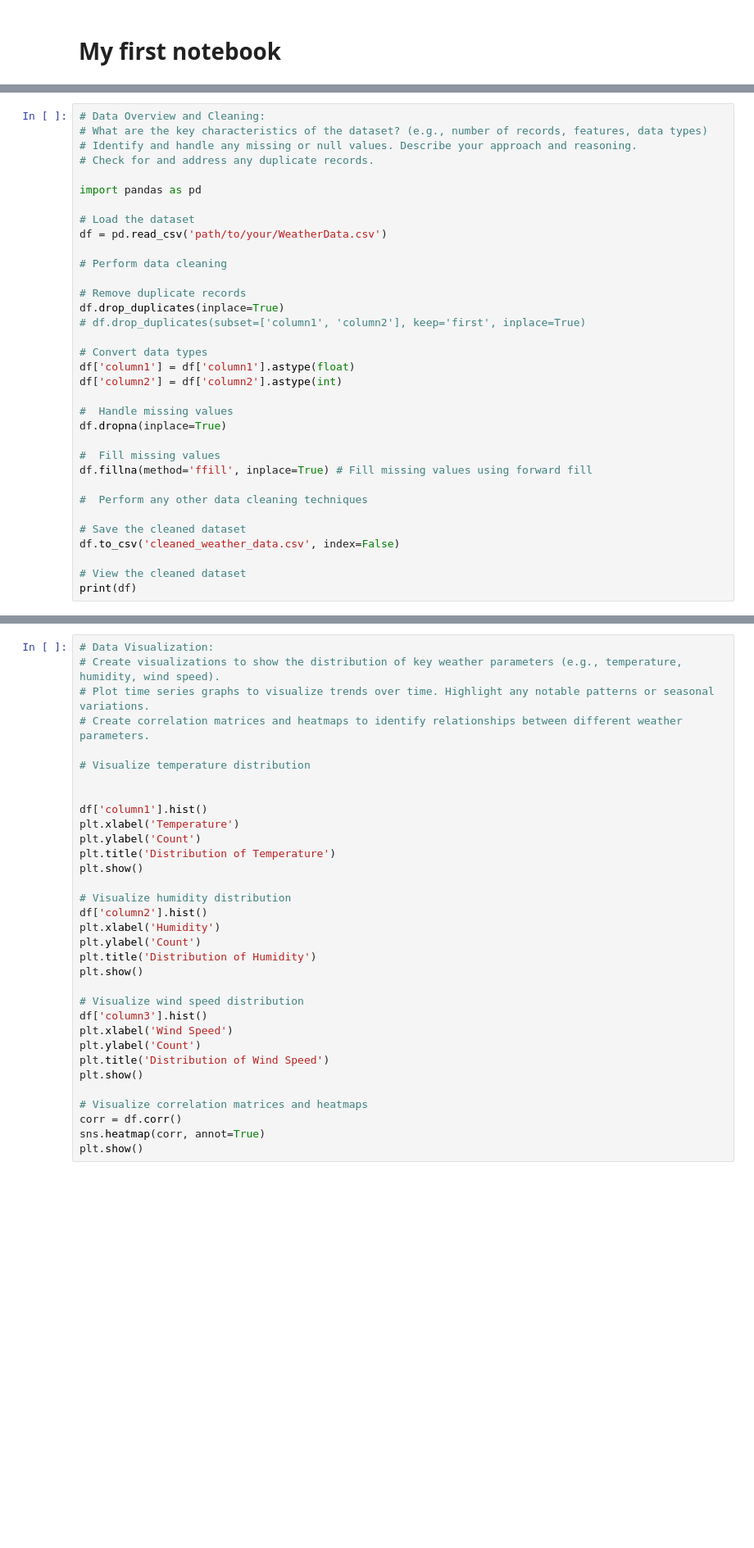
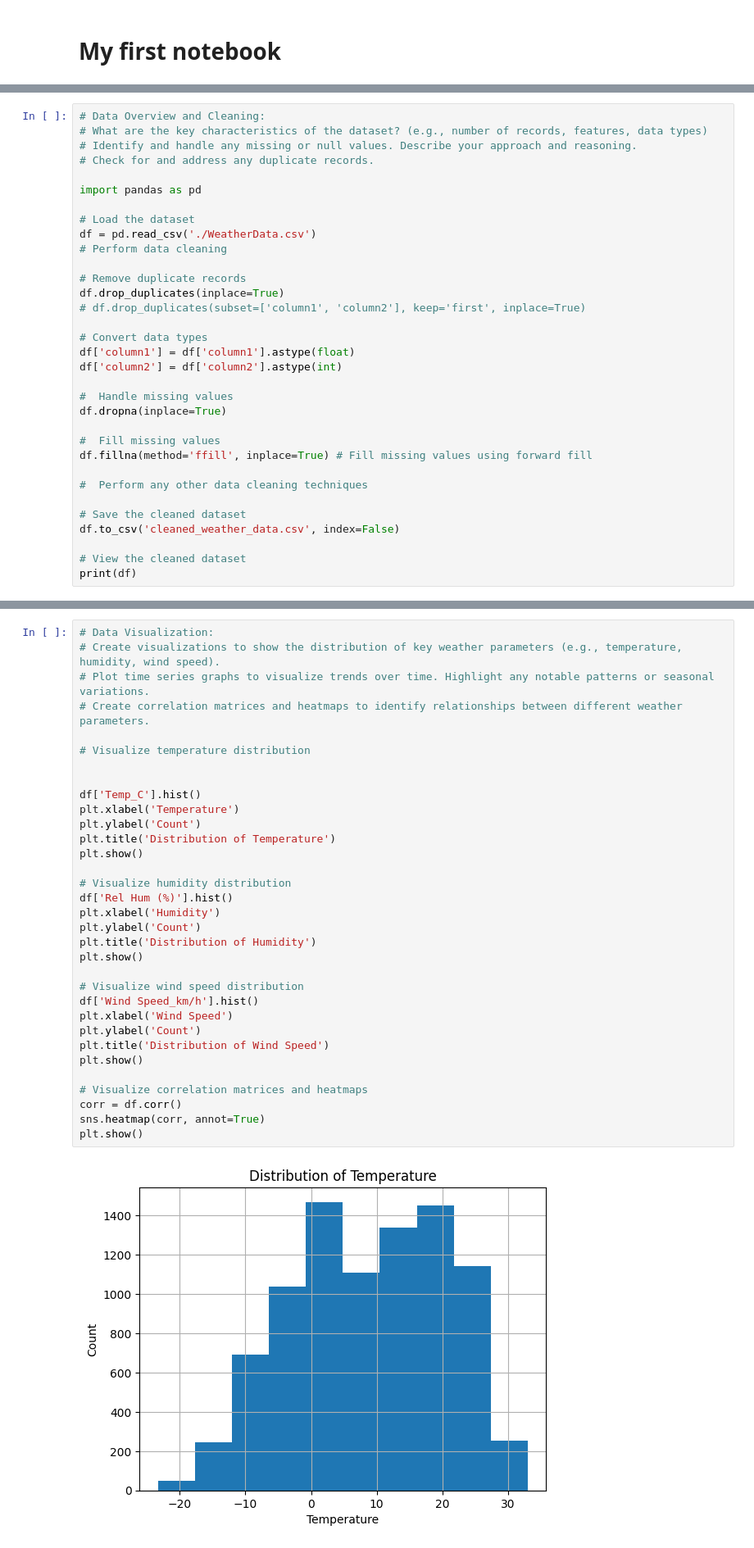
Before and after one commit to wanjirkamau/weatherEDA, a Jupyter notebook: analysis.ipynb, the cells around one changed output, grey strips where cells are left out. Shown at 82% size. Drawn from its saved outputs; the diff is of its cells as text; blank space fills up the shorter version.

```diff
--- a/analysis.ipynb
+++ b/analysis.ipynb
@@ -35,8 +62,7 @@ print(df.describe())
 import pandas as pd
 
 # Load the dataset
-df = pd.read_csv('path/to/your/WeatherData.csv')
-
+df = pd.read_csv('./WeatherData.csv')
 # Perform data cleaning
 
 # Remove duplicate records
@@ -79,33 +133,35 @@ print(outliers)
 # %%
 # Data Visualization:
 # Create visualizations to show the distribution of key weather parameters (e.g., temperature, humidity, wind speed).
 # Plot time series graphs to visualize trends over time. Highlight any notable patterns or seasonal variations.
 # Create correlation matrices and heatmaps to identify relationships between different weather parameters.
 
 # Visualize temperature distribution
 
 
-df['column1'].hist()
+df['Temp_C'].hist()
 plt.xlabel('Temperature')
 plt.ylabel('Count')
 plt.title('Distribution of Temperature')
 plt.show()
 
 # Visualize humidity distribution
-df['column2'].hist()
+df['Rel Hum (%)'].hist()
 plt.xlabel('Humidity')
 plt.ylabel('Count')
 plt.title('Distribution of Humidity')
 plt.show()
 
 # Visualize wind speed distribution
-df['column3'].hist()
+df['Wind Speed_km/h'].hist()
 plt.xlabel('Wind Speed')
 plt.ylabel('Count')
 plt.title('Distribution of Wind Speed')
 plt.show()
 
 # Visualize correlation matrices and heatmaps
 corr = df.corr()
 sns.heatmap(corr, annot=True)
 plt.show()
+# %% [output]
+[figure, added]
```
Also changed, not shown: parts of 6 cells of this notebook, 3 other files.
